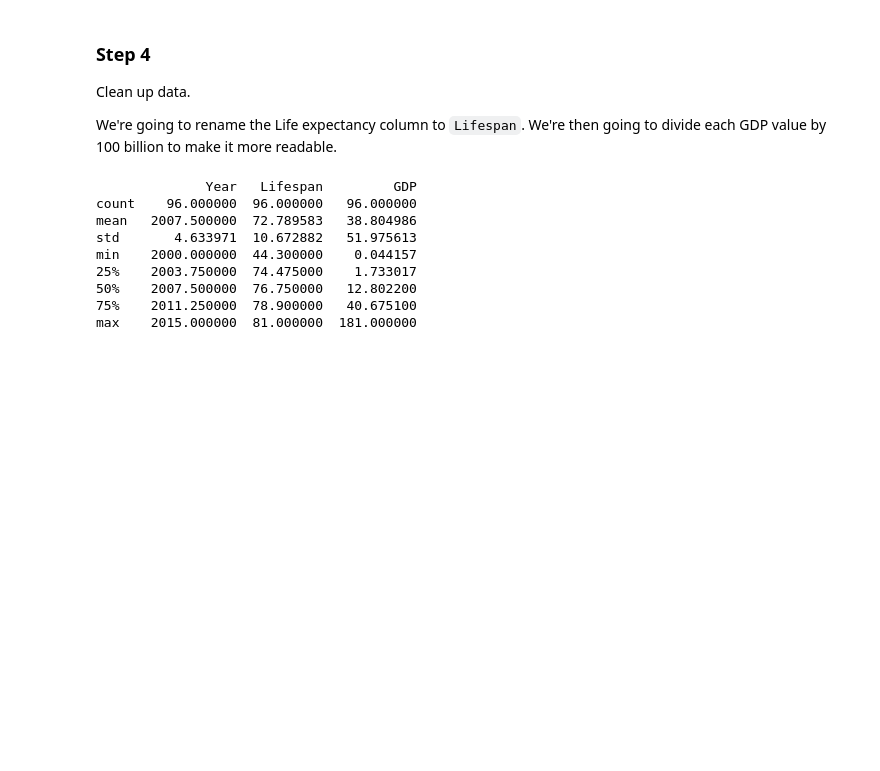
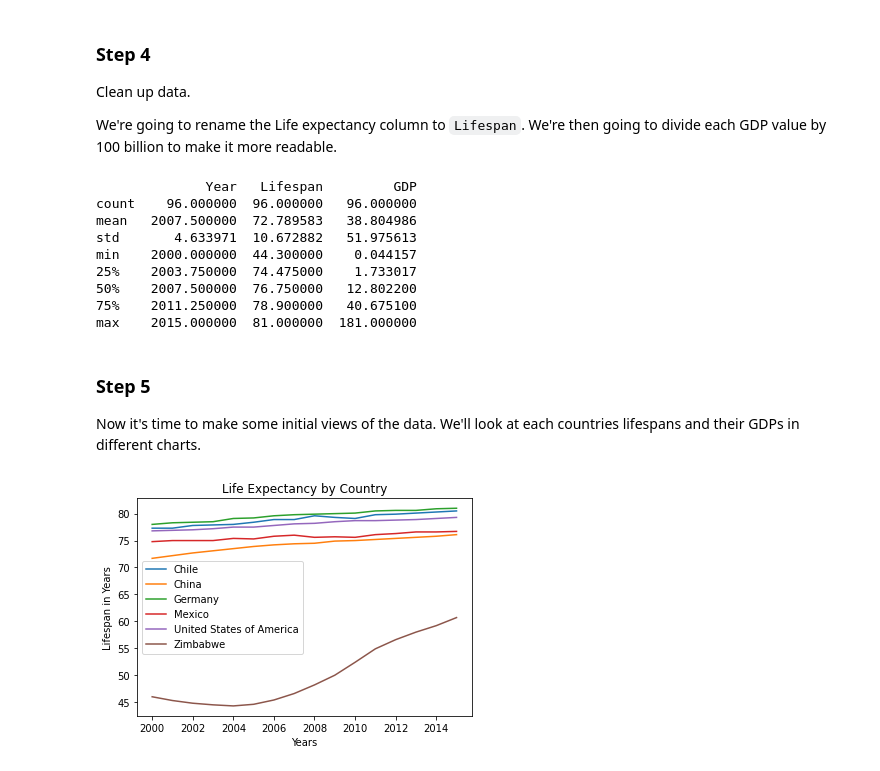
Before and after one commit to PNJaenichen/PNJaenichen.github.io, a Jupyter notebook: projects/OpenSourceCS/Codecademy/Life-Expectancy-and-GDP-Starter/life_expectancy_gdp.ipynb, the cells around one changed output. Drawn from its saved outputs; the diff is of its cells as text; code cells hidden in the pictures; blank space fills up the shorter version.

Commit message:
Life Expectancy project for Codecademy

```diff
--- a/projects/OpenSourceCS/Codecademy/Life-Expectancy-and-GDP-Starter/life_expectancy_gdp.ipynb
+++ b/projects/OpenSourceCS/Codecademy/Life-Expectancy-and-GDP-Starter/life_expectancy_gdp.ipynb
@@ -105,3 +105,17 @@ min    2000.000000  44.300000    0.044157
 50%    2007.500000  76.750000   12.802200
 75%    2011.250000  78.900000   40.675100
 max    2015.000000  81.000000  181.000000
+# %% [markdown]
+### Step 5
+
+Now it's time to make some initial views of the data. We'll look at each countries lifespans and their GDPs in different charts.
+# %%
+for country in df.Country.unique():
+  plt.plot(df.Year.unique(), df[df.Country == country].Lifespan)
+plt.title('Life Expectancy by Country')
+plt.legend(df.Country.unique())
+plt.ylabel('Lifespan in Years')
+plt.xlabel('Years')
+plt.show()
+# %% [output]
+[figure, added]
```
Also changed, not shown: parts of 1 cell of this notebook.
